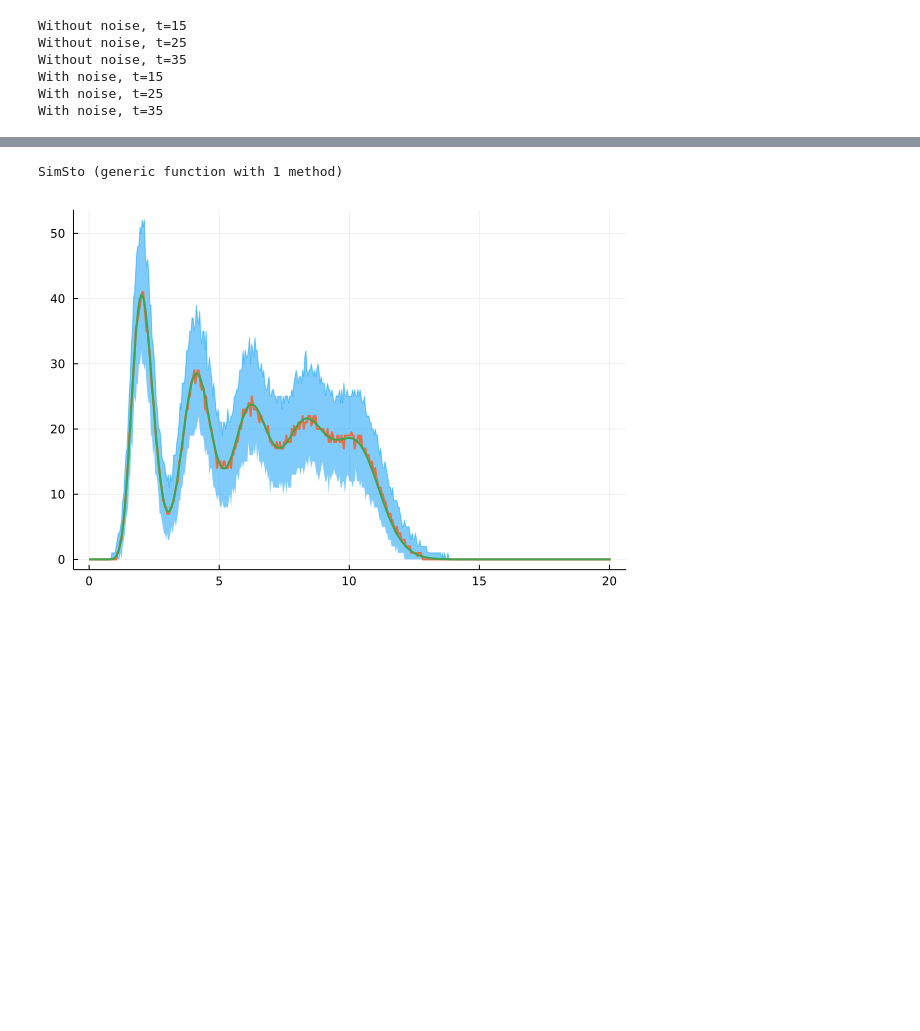
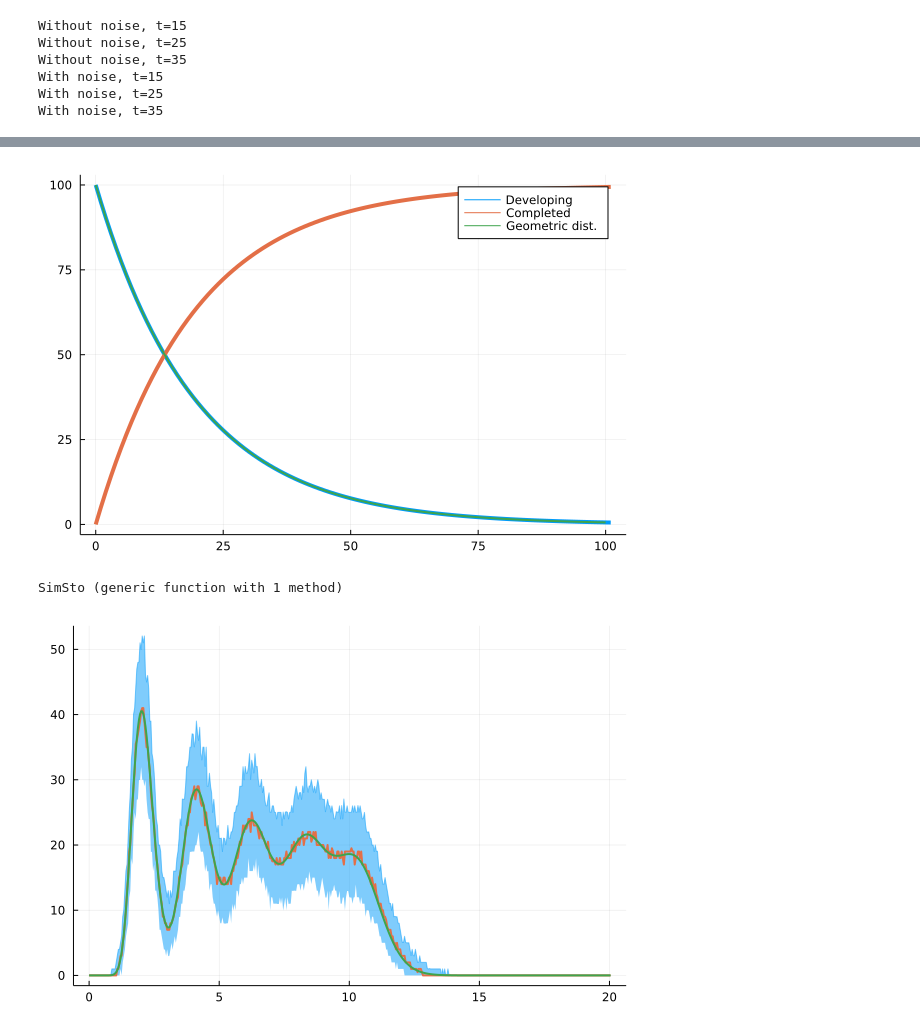
Before and after one commit to kerguler/Population.jl, a Jupyter notebook: docs/demo.ipynb, the cells around one changed output, grey strips where cells are left out. Saved outputs shown, nothing was run; the diff lists cells and outputs as text; code cells hidden in the pictures; blank space fills up the shorter version.

```diff
--- a/docs/demo.ipynb
+++ b/docs/demo.ipynb
@@ -315,22 +326,24 @@ plot!(xr,[100.0*(1 .- cdf(Geometric(1.0/60.0),x-1)) for x in xr], lw=2, label="G
 # %%
 function custom(heval::Function, d::Number, q::Number, k::Number, theta::Number, qkey::Tuple)
     Float64(1.0/20.0)
 end
 
-a = Population(PopDataDet())
+a = sPop2(PopDataDet())
 AddProcess(a, AgeCustom(custom))
 AddPop(a,100.0)
 ret = [0 GetPop(a) 0.0]
 for i in 0:100
     pr1 = NamedTuple{}()
     out = StepPop(a, pr1)
     ret = vcat(ret, [i+1 out[1] out[2][1]])
 end
 
 xr = 0:100
 plot(ret[:,1],ret[:,2],lw=4,label="Developing")
 plot!(ret[:,1],cumsum(ret[:,3]),lw=4,label="Completed")
 plot!(xr,[100.0*(1 .- cdf(Geometric(1.0/20.0),x-1)) for x in xr], lw=2, label="Geometric dist.")
+# %% [output]
+[figure, added]
 # %%
 function custom(heval::Function, d::Number, q::Number, k::Number, theta::Number, qkey::Tuple)
     devmn = 480.0 - (qkey[3] > 4 ? 240.0 : 48.0 * qkey[3])
```
Also changed, not shown: parts of 9 cells of this notebook, 6 other files.
